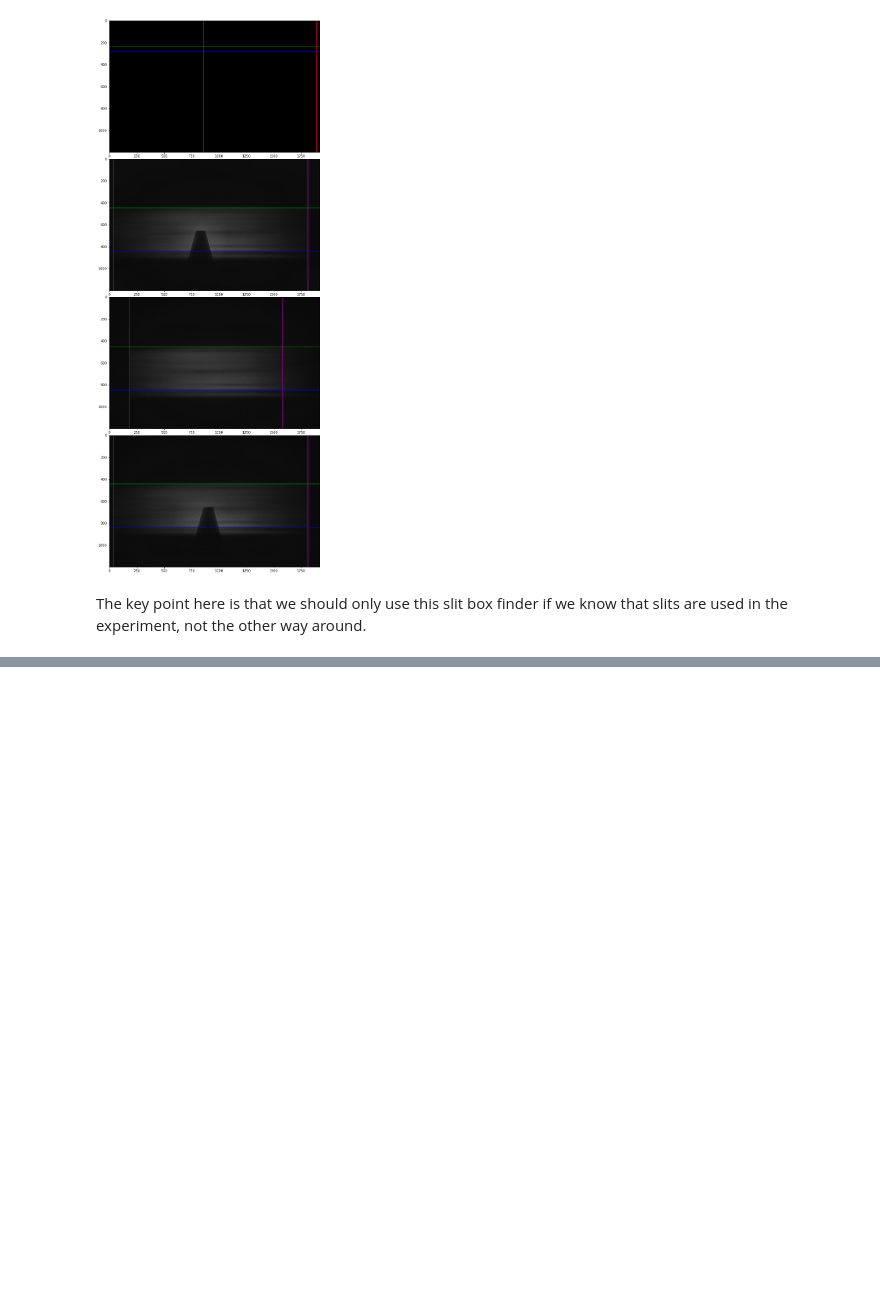
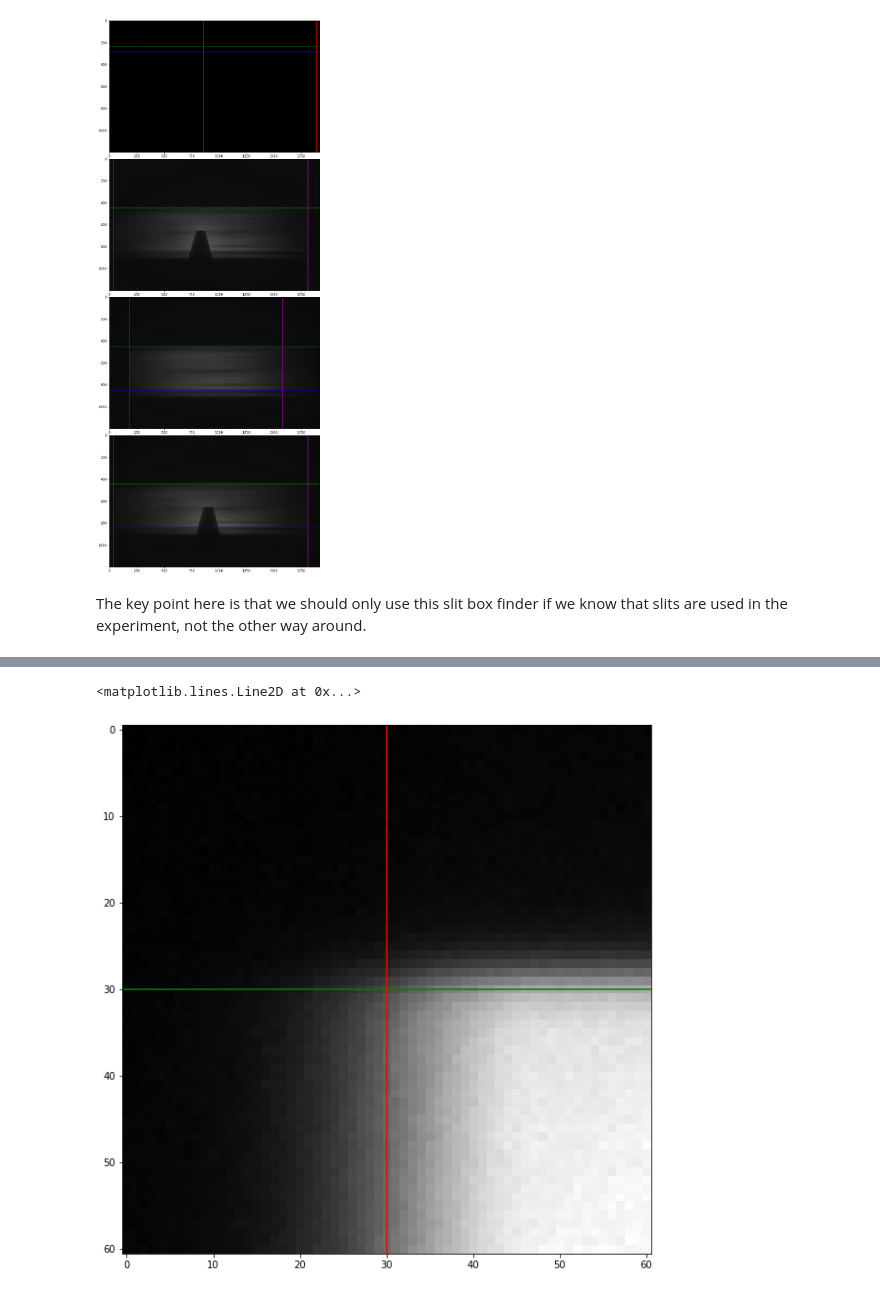
Before and after one commit to KedoKudo/xproc, a Jupyter notebook: private/slit_detection/slit_conrner_detection.ipynb, the cells around one changed output, grey strips where cells are left out. Saved outputs shown, nothing was run; the diff lists cells and outputs as text; code cells hidden in the pictures; blank space fills up the shorter version.

```diff
--- a/private/slit_detection/slit_conrner_detection.ipynb
+++ b/private/slit_detection/slit_conrner_detection.ipynb
@@ -209,0 +241,17 @@ The key point here is that we should only use this slit box finder if we know th
+# %%
+# img = exposure.equalize_adapthist(rawimg)
+img = rawimg
+
+r = 30
+top_left_corner = img[edges['top' ]-r:edges['top' ]+r+1,
+                      edges['left']-r:edges['left']+r+1]
+
+fig, ax = plt.subplots(figsize=(10,10))
+
+ax.imshow(top_left_corner, 'gray')
+
+ax.axhline(r, color='g')
+ax.axvline(r, color='r')
+# %% [output]
+<matplotlib.lines.Line2D at 0x...>
+[figure, added]
```
Also changed, not shown: parts of 24 cells of this notebook, 1 other file.
